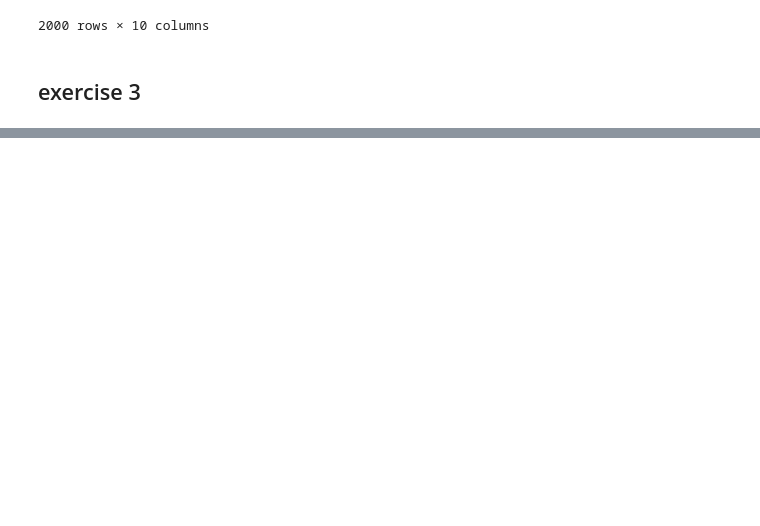
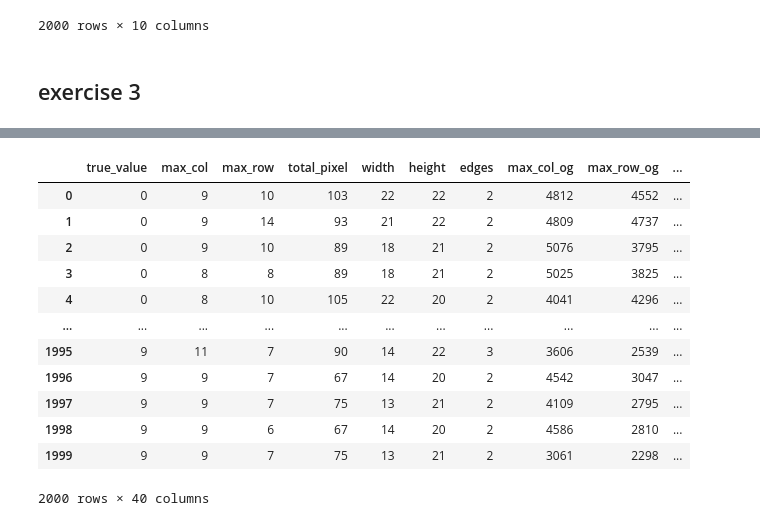
Before and after one commit to OlivierAM23/DS6_machine_learning, a Jupyter notebook: p6w4hw.ipynb, the cells around one changed output, grey strips where cells are left out. Saved outputs shown, nothing was run; the diff lists cells and outputs as text; code cells hidden in the pictures; blank space fills up the shorter version.

```diff
--- a/p6w4hw.ipynb
+++ b/p6w4hw.ipynb
@@ -160,0 +172,19 @@ preded
+# %%
+training_set = pd.read_csv('testing_img.csv').iloc[:,1:]
+
+display(training_set)
+train, val = train_test_split(training_set, test_size=0.2)
+# %% [output]
+|  | true_value | max_col | max_row | total_pixel | width | height | edges | max_col_og | max_row_og | ... |
+| 0 | 0 | 9 | 10 | 103 | 22 | 22 | 2 | 4812 | 4552 | ... |
+| 1 | 0 | 9 | 14 | 93 | 21 | 22 | 2 | 4809 | 4737 | ... |
+| 2 | 0 | 9 | 10 | 89 | 18 | 21 | 2 | 5076 | 3795 | ... |
+| 3 | 0 | 8 | 8 | 89 | 18 | 21 | 2 | 5025 | 3825 | ... |
+| 4 | 0 | 8 | 10 | 105 | 22 | 20 | 2 | 4041 | 4296 | ... |
+| ... | ... | ... | ... | ... | ... | ... | ... | ... | ... | ... |
+| 1995 | 9 | 11 | 7 | 90 | 14 | 22 | 3 | 3606 | 2539 | ... |
+| 1996 | 9 | 9 | 7 | 67 | 14 | 20 | 2 | 4542 | 3047 | ... |
+| 1997 | 9 | 9 | 7 | 75 | 13 | 21 | 2 | 4109 | 2795 | ... |
+| 1998 | 9 | 9 | 6 | 67 | 14 | 20 | 2 | 4586 | 2810 | ... |
+| 1999 | 9 | 9 | 7 | 75 | 13 | 21 | 2 | 3061 | 2298 | ... |
+2000 rows × 40 columns
```
Also changed, not shown: parts of 11 cells of this notebook, 2 other files.
